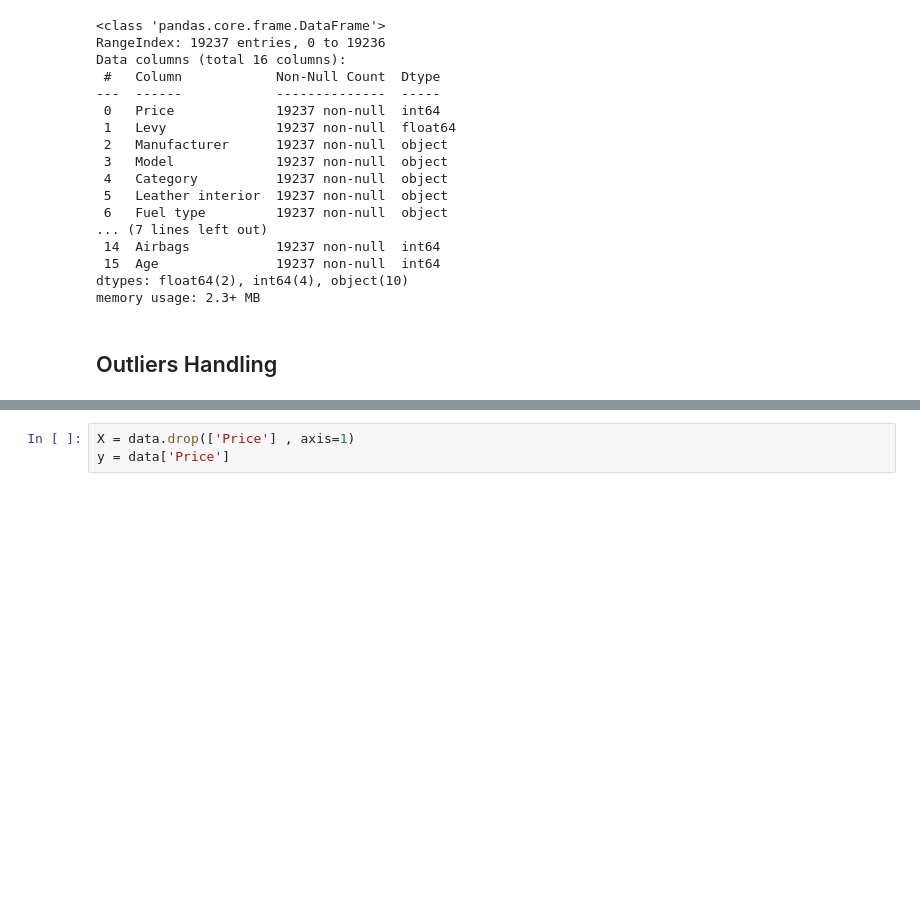
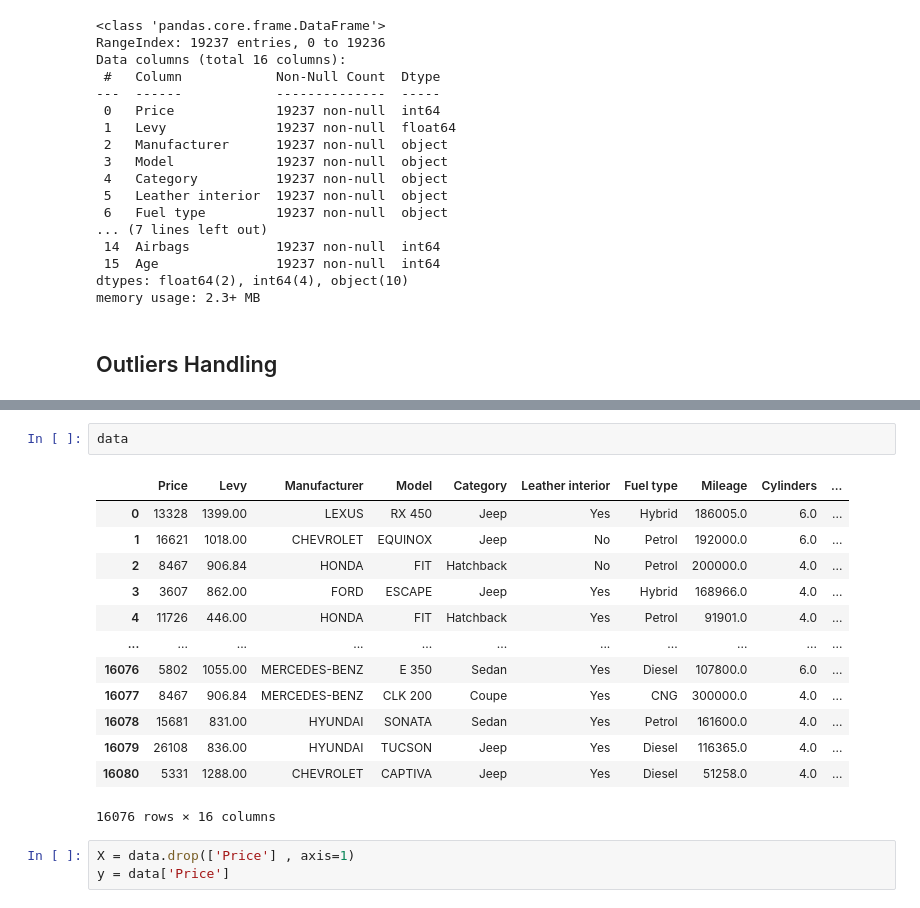
Before and after one commit to sumeet-016/Price-Prediction, a Jupyter notebook: ModelTraining.ipynb, the cells around one changed output, grey strips where cells are left out. Cells and saved outputs as stored; diff of their text form; blank space fills up the shorter version.

```diff
--- a/ModelTraining.ipynb
+++ b/ModelTraining.ipynb
@@ -280,3 +311,19 @@ np.float64(20.0)
+# %%
+data
+# %% [output]
+|  | Price | Levy | Manufacturer | Model | Category | Leather interior | Fuel type | Mileage | Cylinders | ... |
+| 0 | 13328 | 1399.00 | LEXUS | RX 450 | Jeep | Yes | Hybrid | 186005.0 | 6.0 | ... |
+| 1 | 16621 | 1018.00 | CHEVROLET | EQUINOX | Jeep | No | Petrol | 192000.0 | 6.0 | ... |
+| 2 | 8467 | 906.84 | HONDA | FIT | Hatchback | No | Petrol | 200000.0 | 4.0 | ... |
+| 3 | 3607 | 862.00 | FORD | ESCAPE | Jeep | Yes | Hybrid | 168966.0 | 4.0 | ... |
+| 4 | 11726 | 446.00 | HONDA | FIT | Hatchback | Yes | Petrol | 91901.0 | 4.0 | ... |
+| ... | ... | ... | ... | ... | ... | ... | ... | ... | ... | ... |
+| 16076 | 5802 | 1055.00 | MERCEDES-BENZ | E 350 | Sedan | Yes | Diesel | 107800.0 | 6.0 | ... |
+| 16077 | 8467 | 906.84 | MERCEDES-BENZ | CLK 200 | Coupe | Yes | CNG | 300000.0 | 4.0 | ... |
+| 16078 | 15681 | 831.00 | HYUNDAI | SONATA | Sedan | Yes | Petrol | 161600.0 | 4.0 | ... |
+| 16079 | 26108 | 836.00 | HYUNDAI | TUCSON | Jeep | Yes | Diesel | 116365.0 | 4.0 | ... |
+| 16080 | 5331 | 1288.00 | CHEVROLET | CAPTIVA | Jeep | Yes | Diesel | 51258.0 | 4.0 | ... |
+16076 rows × 16 columns
 # %%
 X = data.drop(['Price'] , axis=1)
 y = data['Price']
```
Also changed, not shown: parts of 16 cells of this notebook, 5 other files.
